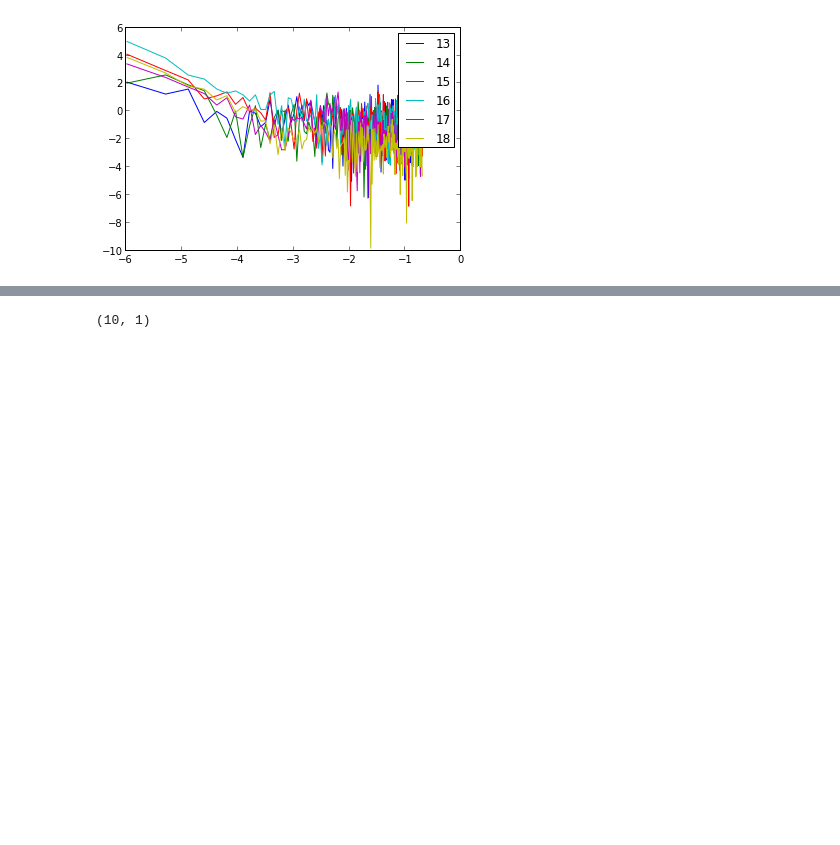
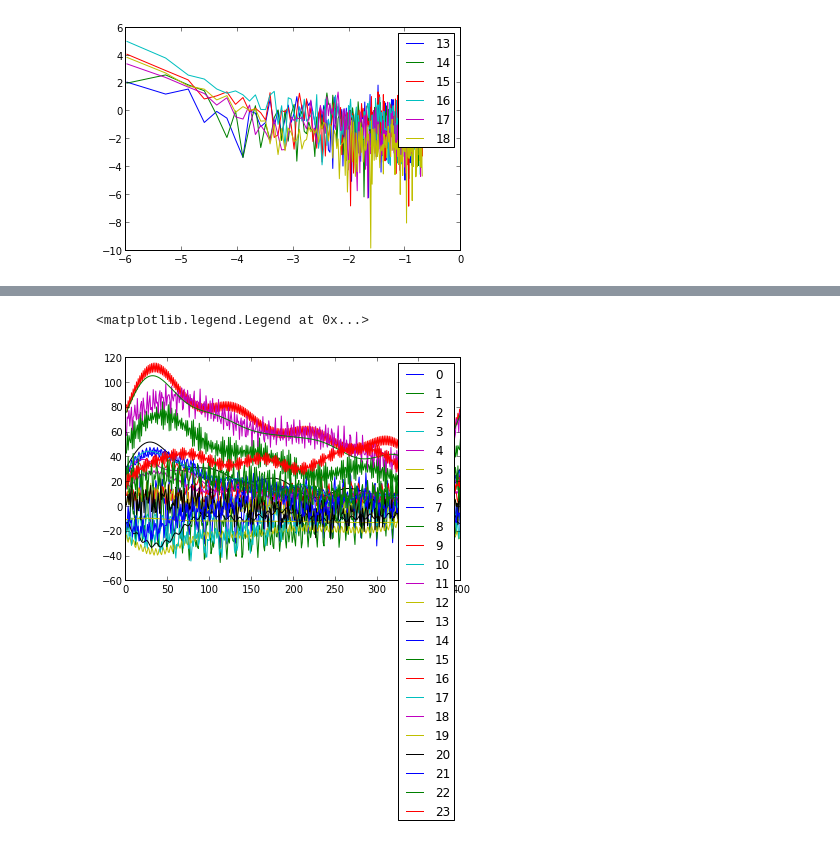
Before and after one commit to daniel-lozano/tarea5, a Jupyter notebook: tarea5-1.ipynb, the cells around one changed output, grey strips where cells are left out. Saved outputs shown, nothing was run; the diff lists cells and outputs as text; code cells hidden in the pictures; blank space fills up the shorter version.

```diff
--- a/tarea5-1.ipynb
+++ b/tarea5-1.ipynb
@@ -179 +196,20 @@ legend()
 [figure]
+# %%
+"""
+se restan las senales originales contra sus espectros de pontencias y se guarda sus diferencias en un arreglo
+
+parte B:
+
+se halla la normal al cuadrado de cada senal y se toman las senales con las normas mas altas, se guardan las posicione
+
+"""
+sen=np.zeros([400,24],dtype=complex)
+
+for i in range(datos):
+    x=(-ABS[:,i]).argsort()[:10]
+    print x
+
+    for k in range(med):
+          for j in range (shape(x)[0]):
+                if(k==x[j]):
+                    sen[k,i]=FFT[k,i]
@@ -180,37 +234,20 @@ legend()
 # %%
 """
-se toman las normas totales de todos los vectores y se les guarda en un archivo
+se guarda en un arreglo las 10 ,mayores senales
 """
-normas=np.zeros([24,1],dtype=float)
-posiciones=np.zeros([10,1],dtype=int)
-mayores=np.zeros([400,10],dtype=float)
+re=np.zeros([400,1],dtype=complex)
 
 for i in range(datos):
     suma=0
     for j in range(med):
-        suma=suma+ABS_2[j,i]
-    normas[i]=suma
+        suma=suma+sen[j,i]
+    re[i,0]=suma
+
+
+for i in range(datos):
+    reverse=ifft(sen[:,i]*med)
+    plot(reverse,label=str(i))
+legend()
+# %% [output]
+<matplotlib.legend.Legend at 0x...>
+[figure, added]
-# %%
-"""
-se restan las senales originales contra sus espectros de pontencias y se guarda sus diferencias en un arreglo
-
-parte B:
-
-se halla la normal al cuadrado de cada senal y se toman las senales con las normas mas altas, se guardan las posicione
-
-"""
-posicion=0
-
-for i in range(datos):
-    contador=0
-
-    for j in range(datos):
-        if(normas[i]<normas[j]):
-            contador=contador+1
-    if(contador<=9):
-        posiciones[posicion]=i
-        posicion=posicion+1
-
-print shape(posiciones)
-# %% [output]
-(10, 1)
```
Also changed, not shown: parts of 7 cells of this notebook.
